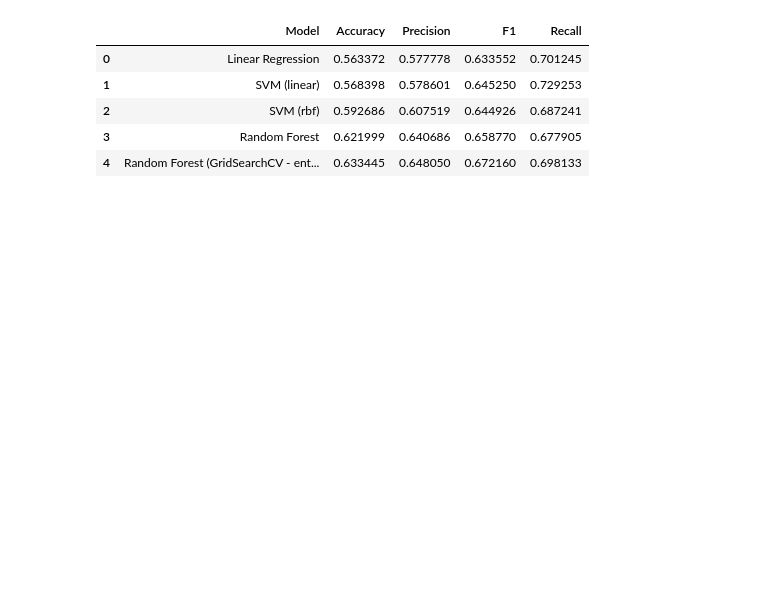
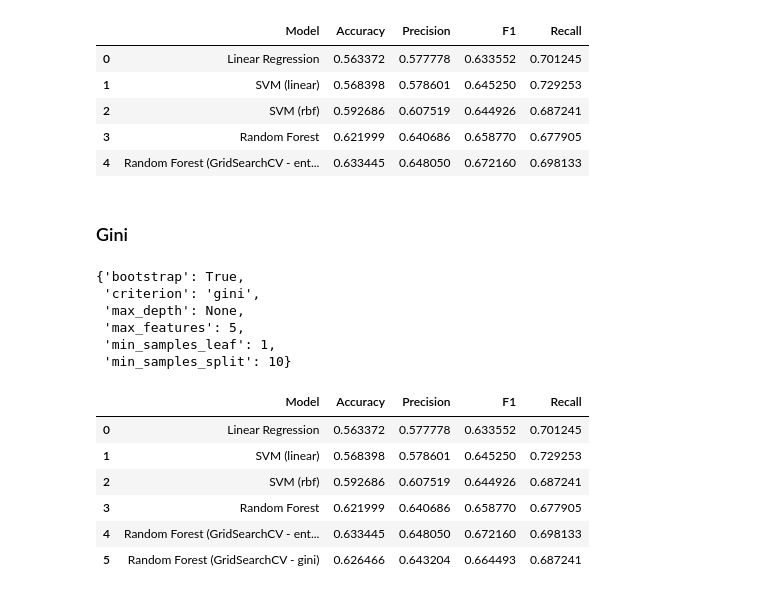
Before and after one commit to DGV1995/Curso-Practical-Machine-Learning, a Jupyter notebook: Notebooks/Predicting the likelihood of a loan.ipynb, the cells around one changed output. Saved outputs shown, nothing was run; the diff lists cells and outputs as text; code cells hidden in the pictures; blank space fills up the shorter version.

Commit message:
Predicting the likelihood of a loan

```diff
--- a/Notebooks/Predicting the likelihood of a loan.ipynb
+++ b/Notebooks/Predicting the likelihood of a loan.ipynb
@@ -513,3 +515,57 @@ results
 | 2 | SVM (rbf) | 0.592686 | 0.607519 | 0.644926 | 0.687241 |
 | 3 | Random Forest | 0.621999 | 0.640686 | 0.658770 | 0.677905 |
 | 4 | Random Forest (GridSearchCV - ent... | 0.633445 | 0.648050 | 0.672160 | 0.698133 |
+# %% [markdown]
+### Gini
+# %%
+parameters = {
+    "max_depth": [None],
+    "max_features": [4,5,6],
+    "min_samples_split": [8,10,12],
+    "min_samples_leaf": [1,2,3],
+    "bootstrap": [True],
+    "criterion": ["gini"]
+}
+# %%
+grid_search = GridSearchCV(estimator=classifier, param_grid=parameters, scoring="accuracy", cv=10, n_jobs=-1)
+grid_search.fit(X_train_scaled, y_train)
+grid_search.best_params_
+# %% [output]
+{'bootstrap': True,
+ 'criterion': 'gini',
+ 'max_depth': None,
+ 'max_features': 5,
+ 'min_samples_leaf': 1,
+ 'min_samples_split': 10}
+# %%
+classifier = RandomForestClassifier(bootstrap=True,
+                                    max_depth=None,
+                                    max_features=5,
+                                    min_samples_leaf=1,
+                                    min_samples_split=10,
+                                    n_estimators=100,
+                                    criterion="gini",
+                                    random_state=0)
+
+classifier.fit(X_train_scaled, y_train)
+
+y_pred = classifier.predict(X_test_scaled)
+
+accuracy = accuracy_score(y_test, y_pred)
+f1 = f1_score(y_test, y_pred)
+precision = precision_score(y_test, y_pred)
+recall = recall_score(y_test, y_pred)
+
+svm_results = pd.DataFrame(data = [["Random Forest (GridSearchCV - gini)", accuracy, precision, f1, recall]],
+               columns = ["Model", "Accuracy", "Precision", "F1", "Recall"])
+
+results = results.append(svm_results, ignore_index=True)
+results
+# %% [output]
+|  | Model | Accuracy | Precision | F1 | Recall |
+| 0 | Linear Regression | 0.563372 | 0.577778 | 0.633552 | 0.701245 |
+| 1 | SVM (linear) | 0.568398 | 0.578601 | 0.645250 | 0.729253 |
+| 2 | SVM (rbf) | 0.592686 | 0.607519 | 0.644926 | 0.687241 |
+| 3 | Random Forest | 0.621999 | 0.640686 | 0.658770 | 0.677905 |
+| 4 | Random Forest (GridSearchCV - ent... | 0.633445 | 0.648050 | 0.672160 | 0.698133 |
+| 5 | Random Forest (GridSearchCV - gini) | 0.626466 | 0.643204 | 0.664493 | 0.687241 |
```
Also changed, not shown: parts of 1 cell of this notebook.
